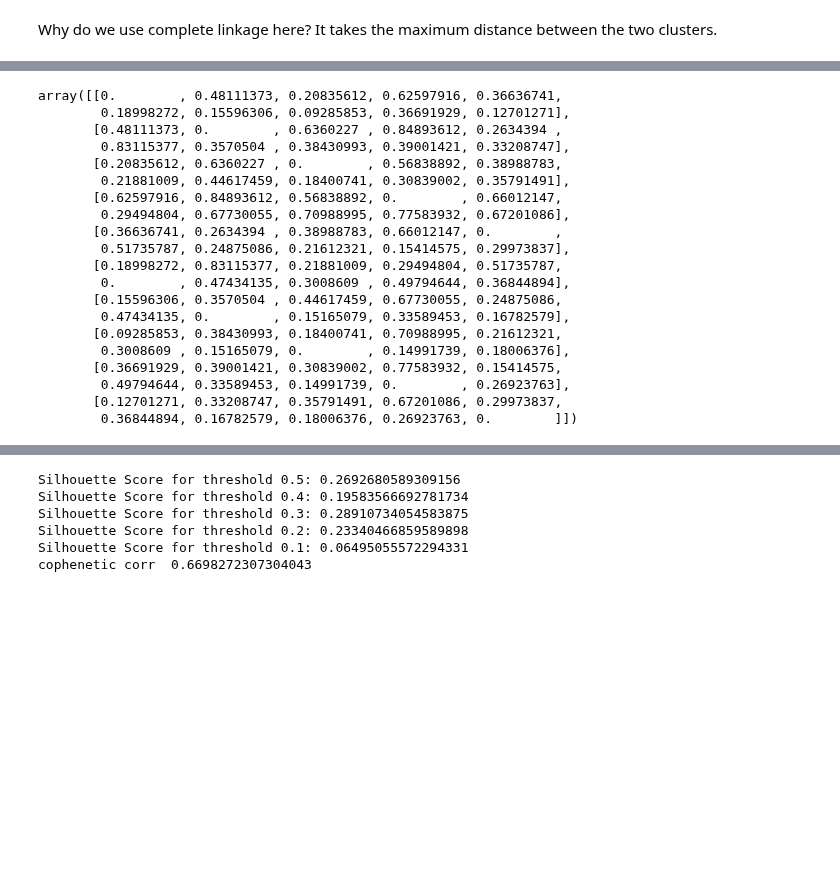
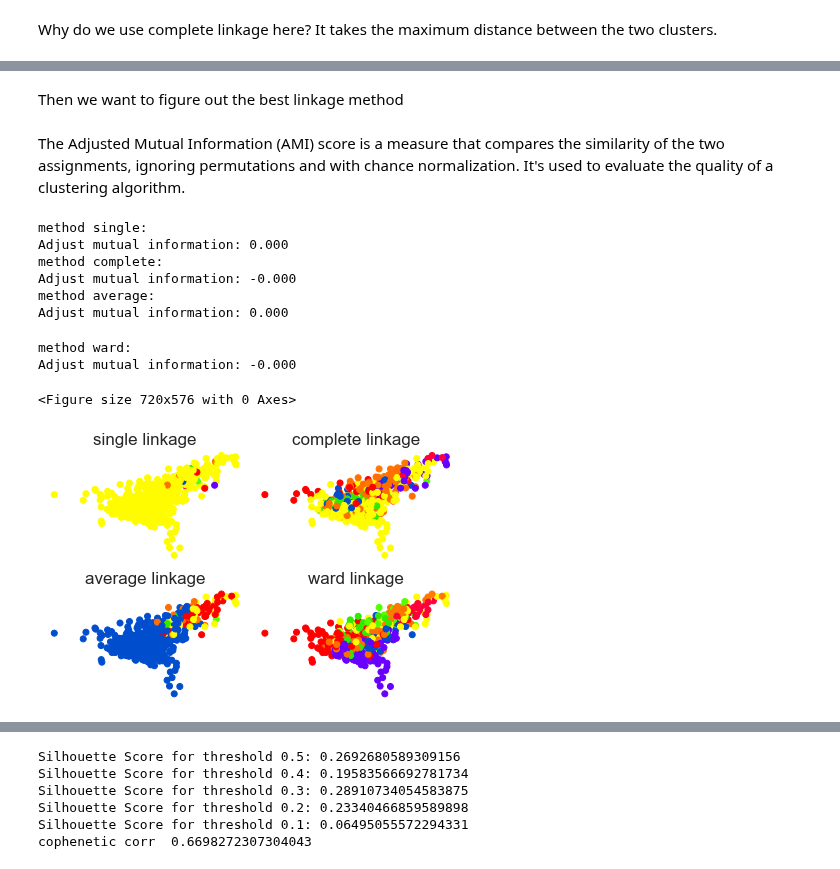
Before and after one commit to ktongk/BTT-JPMC-1, a Jupyter notebook: scrape_data_nora.ipynb, the cells around one changed output, grey strips where cells are left out. Saved outputs shown, nothing was run; the diff lists cells and outputs as text; code cells hidden in the pictures; blank space fills up the shorter version.

```diff
--- a/scrape_data_nora.ipynb
+++ b/scrape_data_nora.ipynb
@@ -751,3 +554,8 @@ df_price_pct.head()
+# %%
+df_price_pct[:0].T
+#set df_price_pct[:0].T as the labels
+
+labels = df_price_pct.iloc[:1].T
 # %%
 dissimilarity = 1 - abs(df_price_pct.corr().values)
 # %%
@@ -792,24 +604,5 @@ plt.show()
 # %%
 #show the first ten companies of the dissimilarity matrix to see if it makes sense
-dissimilarity[:10,:10]
+dissimilarity_10 = dissimilarity[:10,:10]
-# %% [output]
-array([[0.        , 0.48111373, 0.20835612, 0.62597916, 0.36636741,
-        0.18998272, 0.15596306, 0.09285853, 0.36691929, 0.12701271],
-       [0.48111373, 0.        , 0.6360227 , 0.84893612, 0.2634394 ,
-        0.83115377, 0.3570504 , 0.38430993, 0.39001421, 0.33208747],
-       [0.20835612, 0.6360227 , 0.        , 0.56838892, 0.38988783,
-        0.21881009, 0.44617459, 0.18400741, 0.30839002, 0.35791491],
-       [0.62597916, 0.84893612, 0.56838892, 0.        , 0.66012147,
-        0.29494804, 0.67730055, 0.70988995, 0.77583932, 0.67201086],
-       [0.36636741, 0.2634394 , 0.38988783, 0.66012147, 0.        ,
-        0.51735787, 0.24875086, 0.21612321, 0.15414575, 0.29973837],
-       [0.18998272, 0.83115377, 0.21881009, 0.29494804, 0.51735787,
-        0.        , 0.47434135, 0.3008609 , 0.49794644, 0.36844894],
-       [0.15596306, 0.3570504 , 0.44617459, 0.67730055, 0.24875086,
-        0.47434135, 0.        , 0.15165079, 0.33589453, 0.16782579],
-       [0.09285853, 0.38430993, 0.18400741, 0.70988995, 0.21612321,
-        0.3008609 , 0.15165079, 0.        , 0.14991739, 0.18006376],
-       [0.36691929, 0.39001421, 0.30839002, 0.77583932, 0.15414575,
-        0.49794644, 0.33589453, 0.14991739, 0.        , 0.26923763],
-       [0.12701271, 0.33208747, 0.35791491, 0.67201086, 0.29973837,
-        0.36844894, 0.16782579, 0.18006376, 0.26923763, 0.        ]])
+# %% [markdown]
+Then we want to figure out the best linkage method
@@ -815,0 +616,46 @@ array([[0.        , 0.48111373, 0.20835612, 0.62597916, 0.36636741,
+# %%
+data = dissimilarity
+true_labels = df_price_pct.iloc[:1].T.squeeze()
+# %% [markdown]
+The Adjusted Mutual Information (AMI) score is a measure that compares the similarity of the two assignments, ignoring permutations and with chance normalization. It's used to evaluate the quality of a clustering algorithm.
+# %%
+
+# Visualization function
+def plot_clustering(X, labels, title=None):
+    plt.scatter(X[:, 0], X[:, 1], c=labels, cmap='prism')
+    if title is not None:
+        plt.title(title, size=17)
+    plt.axis('off')
+    plt.tight_layout()
+
+# Perform Agglomerative Hierarchical Clustering
+linkage_method_list = ['single', 'complete', 'average', 'ward']
+
+plt.figure(figsize=(10, 8))
+ncols, nrows = 2, int(np.ceil(len(linkage_method_list) / 2))
+plt.subplots(nrows=nrows, ncols=ncols)
+for i, linkage_method in enumerate(linkage_method_list):
+    # Perform hierarchical clustering using the dissimilarity matrix
+    Z = linkage(squareform(dissimilarity), method=linkage_method)
+    labels_pred = fcluster(Z, t=10, criterion='maxclust')
+
+    # Print adjusted mutual information and time taken
+    print('method %s:' % linkage_method)
+    print('Adjust mutual information: %.3f' % adjusted_mutual_info_score(true_labels, labels_pred))
+
+    # Plot the clustering results
+    plt.subplot(nrows, ncols, i + 1)
+    plot_clustering(data, labels_pred, '%s linkage' % linkage_method)
+
+plt.show()
+# %% [output]
+method single:
+Adjust mutual information: 0.000
+method complete:
+Adjust mutual information: -0.000
+method average:
+Adjust mutual information: 0.000
+method ward:
+Adjust mutual information: -0.000
+<Figure size 720x576 with 0 Axes>
+[figure, added]
```
Also changed, not shown: parts of 64 cells of this notebook.
